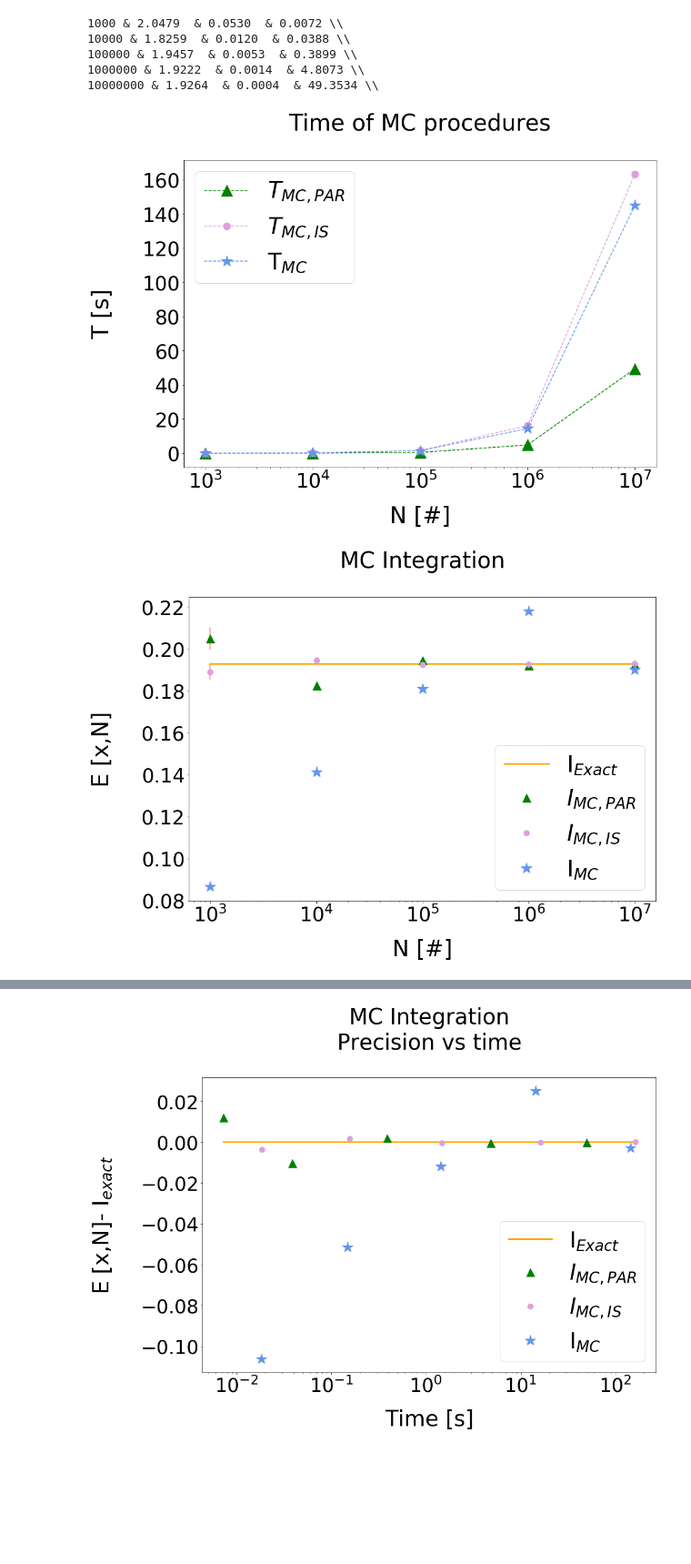
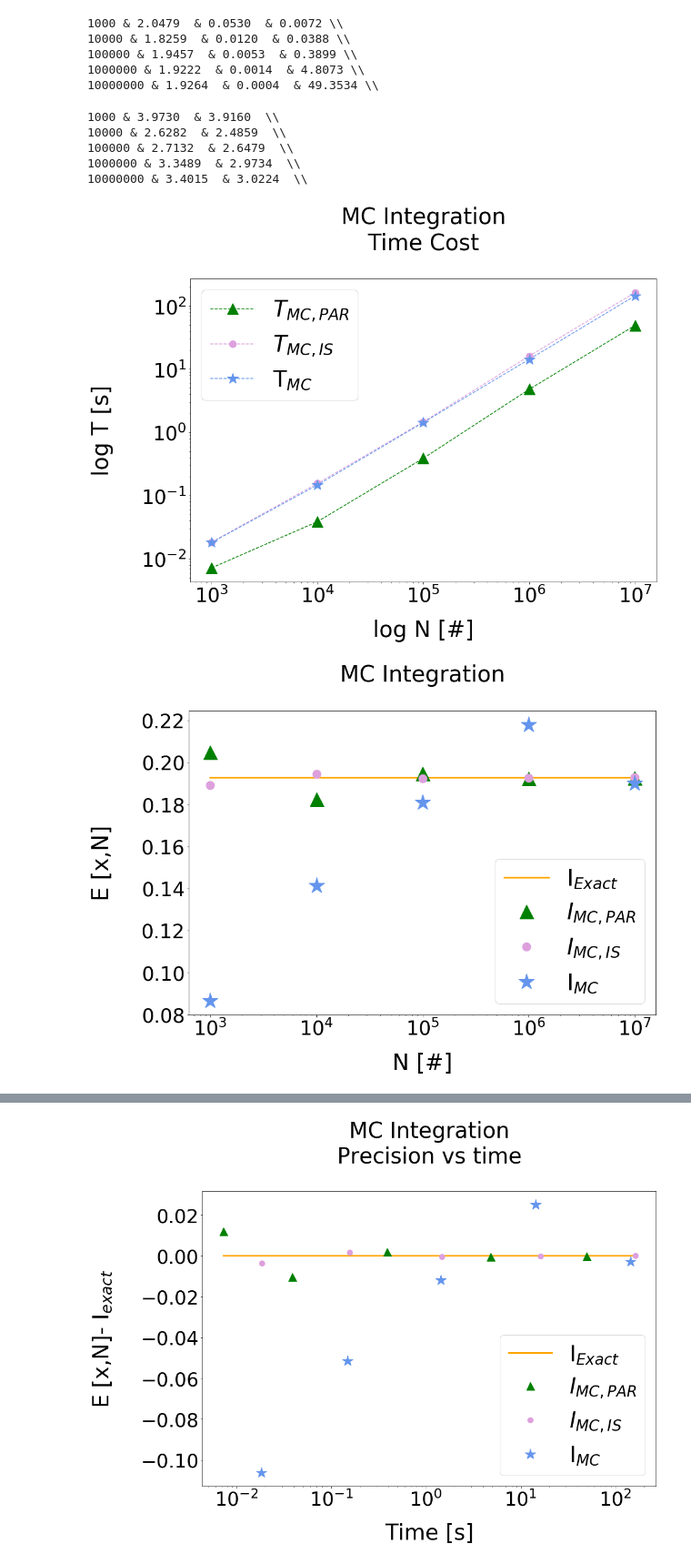
Before and after one commit to OlineRanum/FYS3150, a Jupyter notebook: Project_3/Py_Scripts/Results.ipynb, the cells around one changed output, grey strips where cells are left out. Shown at 91% size. Saved outputs shown, nothing was run; the diff lists cells and outputs as text; code cells hidden in the pictures; blank space fills up the shorter version.

```diff
--- a/Project_3/Py_Scripts/Results.ipynb
+++ b/Project_3/Py_Scripts/Results.ipynb
@@ -418,30 +413,39 @@ for i in range(len(average)):
 100000 & 1.9457  & 0.0053  & 0.3899 \\
 1000000 & 1.9222  & 0.0014  & 4.8073 \\
 10000000 & 1.9264  & 0.0004  & 49.3534 \\
+# %%
+for i in range(len(time_mean)):
+    print("%s & %.4f  & %.4f  \\\\" %(N[i], round(time_mean_par[i]/time_mean[i],5)*10, round(time_mean_par[i]/time_mean_is[i],5)*10))
+# %% [output]
+1000 & 3.9730  & 3.9160  \\
+10000 & 2.6282  & 2.4859  \\
+100000 & 2.7132  & 2.6479  \\
+1000000 & 3.3489  & 2.9734  \\
+10000000 & 3.4015  & 3.0224  \\
 # %%
 plt.figure(figsize = (15,10))
 
 
-plt.title('Time of MC procedures\n',fontsize = fsize)
+plt.title('MC Integration\nTime Cost\n',fontsize = fsize)
 plt.yticks(fontsize = fsize-5)
 plt.xticks(fontsize = fsize-5)
 
 
-plt.semilogx(N,  time_mean_par, '--^', c = 'green', ms = 20)
-plt.semilogx(N,  time_mean_is , '--.', c = 'plum', ms = 25)
-plt.semilogx(N,  time_mean, '--*', c = 'cornflowerblue', ms = 20)
+plt.loglog(N,  time_mean_par, '--^', c = 'green', ms = 20)
+plt.loglog(N,  time_mean_is , '--.', c = 'plum', ms = 25)
+plt.loglog(N,  time_mean, '--*', c = 'cornflowerblue', ms = 20)
 
 
 
 
 plt.legend(['$T_{MC,PAR}$', '$T_{MC,IS}$','T$_{MC}$'], fontsize = fsize)
 #plt.ylim([-5,250])
-plt.xlabel('N [#]',  fontsize = fsize, labelpad = 25)
-plt.ylabel('T [s]', fontsize = fsize,  labelpad = 50)
+plt.xlabel('log N [#]',  fontsize = fsize, labelpad = 25)
+plt.ylabel('log T [s]', fontsize = fsize,  labelpad = 50)
 #plt.xlim([-2.2,2.2])
 plt.savefig('MC_time.png', bbox_inches = 'tight')
 # %% [output]
-[figure, old version]
+[figure, new version]
 # %%
 plt.figure(figsize = (15,10))
 
@@ -451,12 +455,12 @@ plt.yticks(fontsize = fsize-5)
 plt.xticks(fontsize = fsize-5)
 
 plt.semilogx([N[0],N[-1]], [exact, exact], linewidth = 3, c  ='orange')
-plt.semilogx(N, average_par, '^', c = 'green', ms = 15)
-plt.errorbar(N, average_par, error_mean_par, linestyle = 'none', barsabove=True, ecolor ='lightcoral')
-plt.semilogx(N, average_is, '.', c = 'plum', ms = 20)
-plt.errorbar(N, average_is, error_mean_is, linestyle = 'none', barsabove=True, ecolor ='lightcoral')
-plt.semilogx(N, average, '*', c = 'cornflowerblue', ms = 20)
-plt.errorbar(N, average, error_mean, linestyle = 'none', barsabove=True, ecolor ='lightcoral')
+plt.semilogx(N, average_par, '^', c = 'green', ms = 25)
+#plt.errorbar(N, average_par, error_mean_par, linestyle = 'none', barsabove=True, ecolor ='lightcoral')
+plt.semilogx(N, average_is, '.', c = 'plum', ms = 30)
+#plt.errorbar(N, average_is, error_mean_is, linestyle = 'none', barsabove=True, ecolor ='lightcoral')
+plt.semilogx(N, average, '*', c = 'cornflowerblue', ms = 30)
+#plt.errorbar(N, average, error_mean, linestyle = 'none', barsabove=True, ecolor ='lightcoral')
 
 
 plt.legend(['I$_{Exact}$','$I_{MC,PAR}$', '$I_{MC,IS}$', 'I$_{MC}$'], fontsize = fsize)
@@ -466,7 +470,7 @@ plt.ylabel('E [x,N]', fontsize = fsize,  labelpad = 50)
 #plt.xlim([-2.2,2.2])
 plt.savefig('MC_integration.png', bbox_inches = 'tight')
 # %% [output]
-[figure, old version]
+[figure, new version]
 # %%
 plt.figure(figsize = (15,10))
 
```
Also changed, not shown: parts of 7 cells of this notebook, 13 other files.
